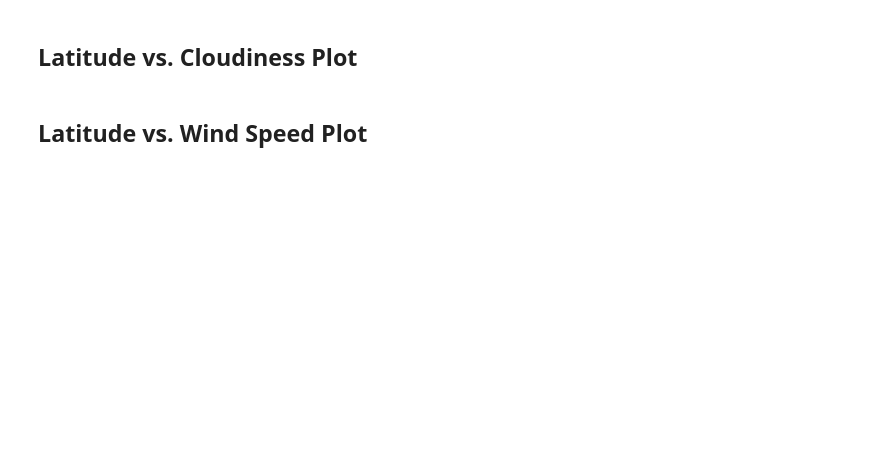
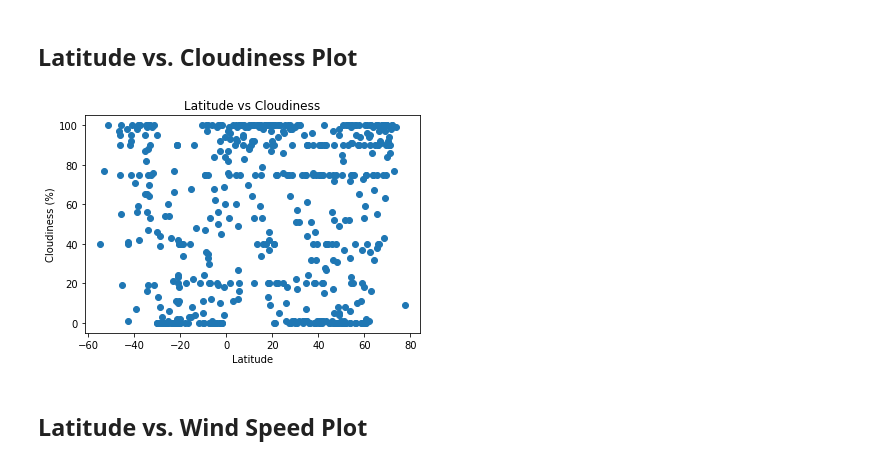
Before and after one commit to temidolan/Python-Application-Program-Interface, a Jupyter notebook: 06-Python-APIs/Instructions/starter_code/WeatherPy.ipynb, the cells around one changed output. Saved outputs shown, nothing was run; the diff lists cells and outputs as text; code cells hidden in the pictures; blank space fills up the shorter version.

```diff
--- a/06-Python-APIs/Instructions/starter_code/WeatherPy.ipynb
+++ b/06-Python-APIs/Instructions/starter_code/WeatherPy.ipynb
@@ -180,4 +311,13 @@ new_weather2_df
 # %% [markdown]
 ## Latitude vs. Cloudiness Plot
+# %%
+plt.scatter(extract_data['Lat'],extract_data['Cloudiness'])
+plt.xlabel('Latitude')
+plt.ylabel('Cloudiness (%)')
+plt.title("Latitude vs Cloudiness")
+
+plt.show()
+# %% [output]
+[figure, added]
 # %% [markdown]
 ## Latitude vs. Wind Speed Plot
```
Also changed, not shown: parts of 16 cells of this notebook, 2 other files.
